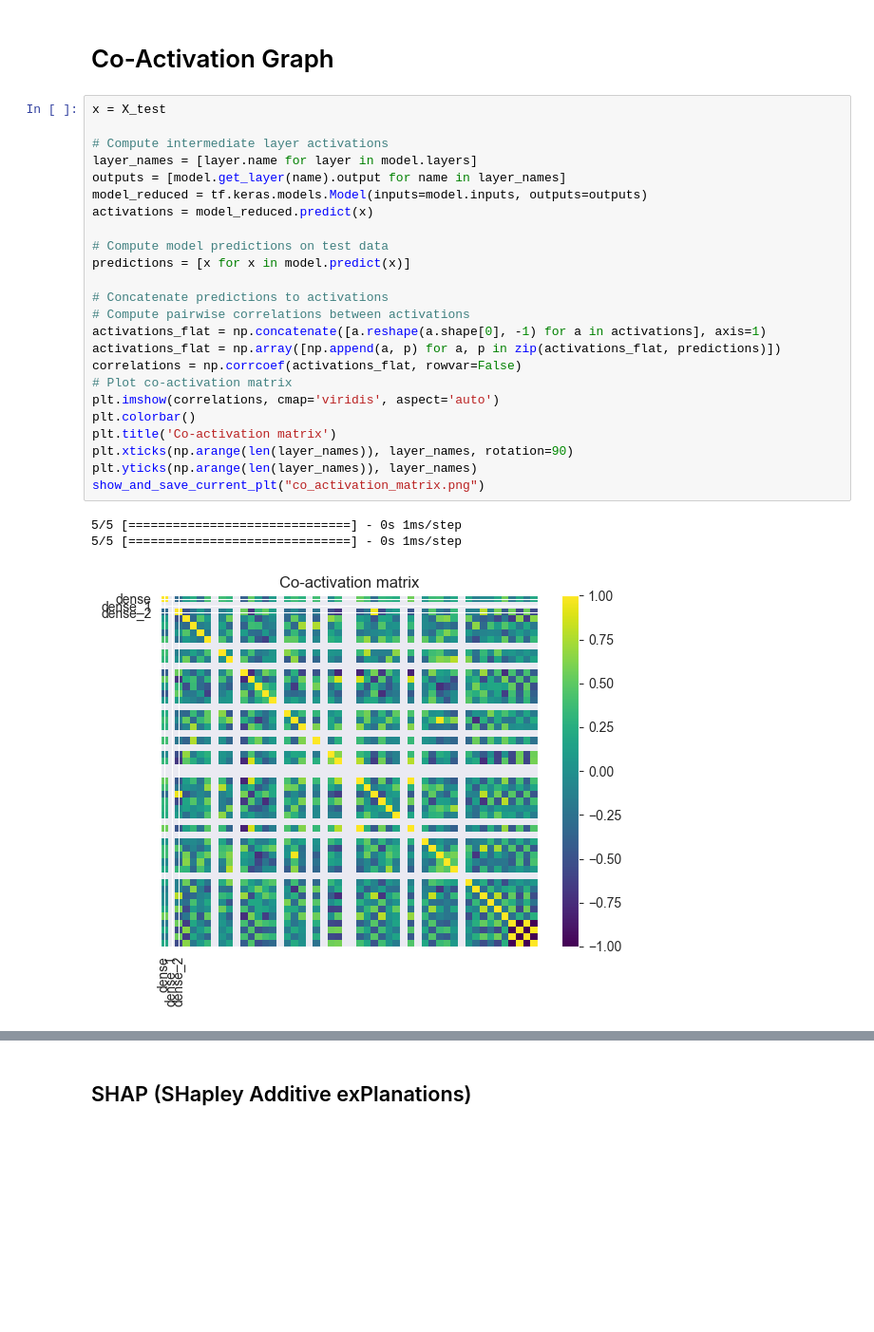
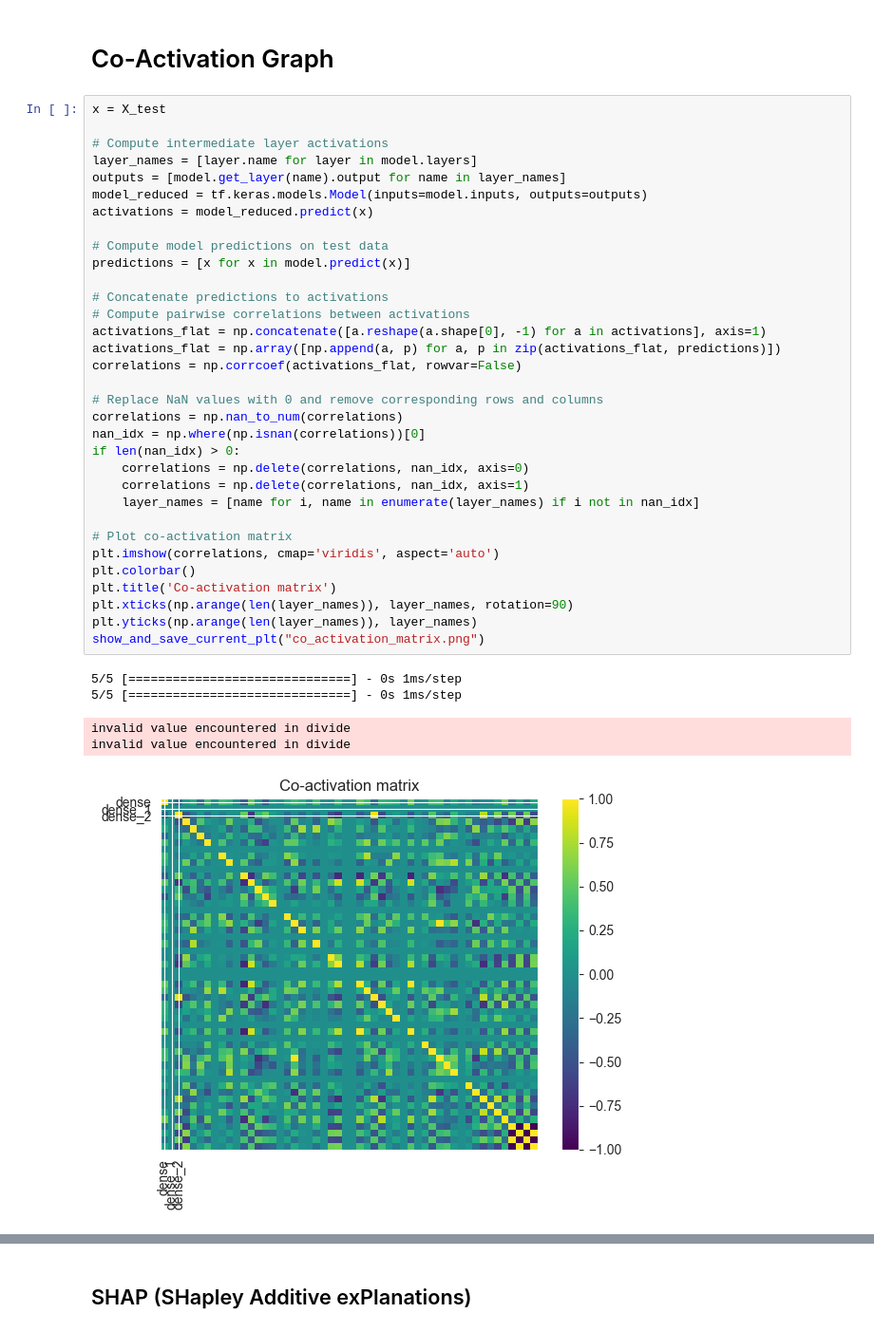
Before and after one commit to b0ster/KRW-project-group2, a Jupyter notebook: src/titanic/titanic-dnn-classification-baseline.ipynb, the cells around one changed output, grey strips where cells are left out. Shown at 95% size. Cells and saved outputs as stored; diff of their text form; blank space fills up the shorter version.

```diff
--- a/src/titanic/titanic-dnn-classification-baseline.ipynb
+++ b/src/titanic/titanic-dnn-classification-baseline.ipynb
@@ -173,31 +173,42 @@ show_and_save_current_plt("model_confusion_matrix.png")
 # %%
 x = X_test
 
 # Compute intermediate layer activations
 layer_names = [layer.name for layer in model.layers]
 outputs = [model.get_layer(name).output for name in layer_names]
 model_reduced = tf.keras.models.Model(inputs=model.inputs, outputs=outputs)
 activations = model_reduced.predict(x)
 
 # Compute model predictions on test data
 predictions = [x for x in model.predict(x)]
 
 # Concatenate predictions to activations
 # Compute pairwise correlations between activations
 activations_flat = np.concatenate([a.reshape(a.shape[0], -1) for a in activations], axis=1)
 activations_flat = np.array([np.append(a, p) for a, p in zip(activations_flat, predictions)])
 correlations = np.corrcoef(activations_flat, rowvar=False)
+
+# Replace NaN values with 0 and remove corresponding rows and columns
+correlations = np.nan_to_num(correlations)
+nan_idx = np.where(np.isnan(correlations))[0]
+if len(nan_idx) > 0:
+    correlations = np.delete(correlations, nan_idx, axis=0)
+    correlations = np.delete(correlations, nan_idx, axis=1)
+    layer_names = [name for i, name in enumerate(layer_names) if i not in nan_idx]
+
 # Plot co-activation matrix
 plt.imshow(correlations, cmap='viridis', aspect='auto')
 plt.colorbar()
 plt.title('Co-activation matrix')
 plt.xticks(np.arange(len(layer_names)), layer_names, rotation=90)
 plt.yticks(np.arange(len(layer_names)), layer_names)
 show_and_save_current_plt("co_activation_matrix.png")
 # %% [output]
 5/5 [==============================] - 0s 1ms/step
 5/5 [==============================] - 0s 1ms/step
+invalid value encountered in divide
+invalid value encountered in divide
-[figure, old version]
+[figure, new version]
 # %%
 import networkx as nx
 import matplotlib.colors as mcolors
```
Also changed, not shown: parts of 6 cells of this notebook, 6 other files.
